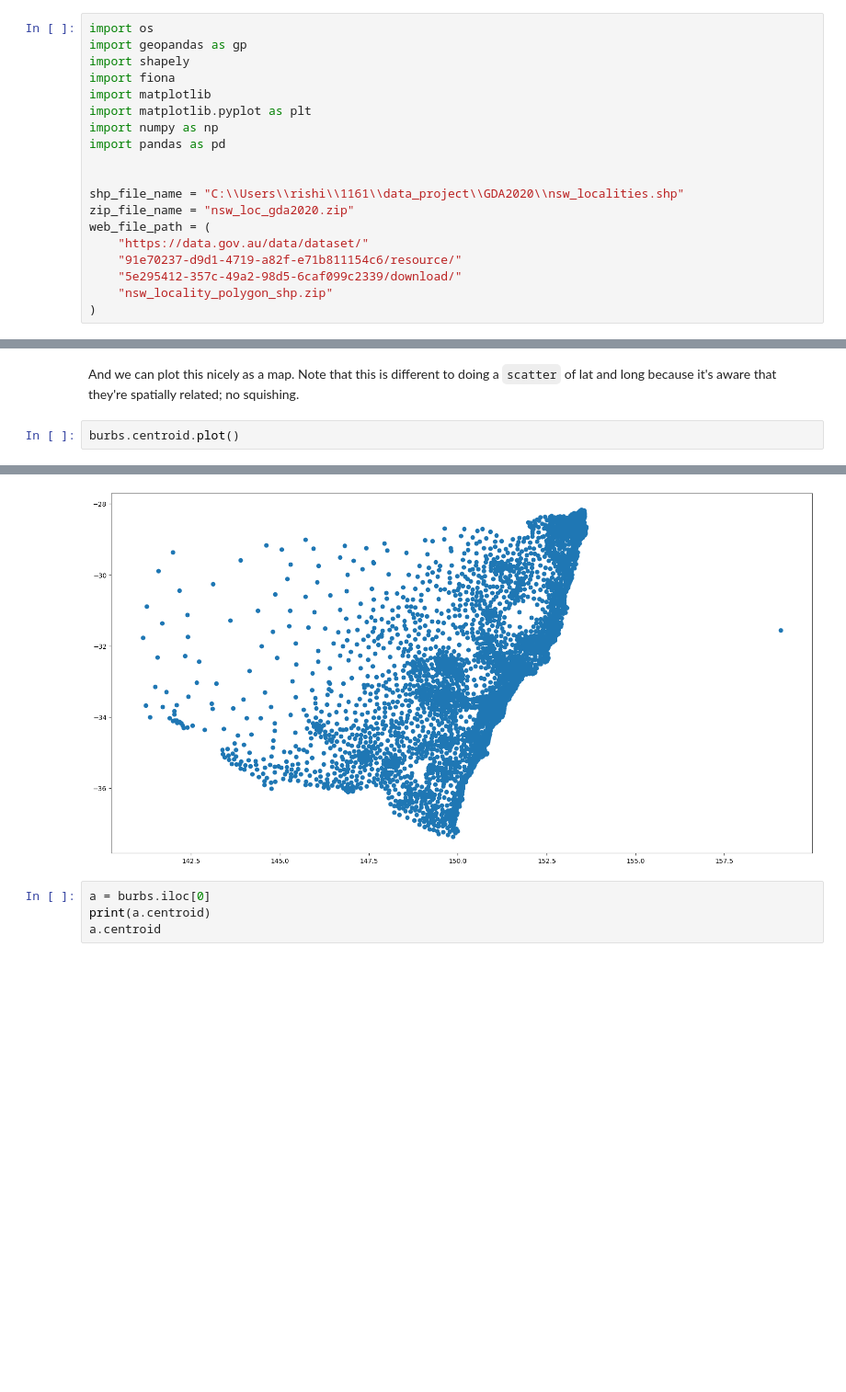
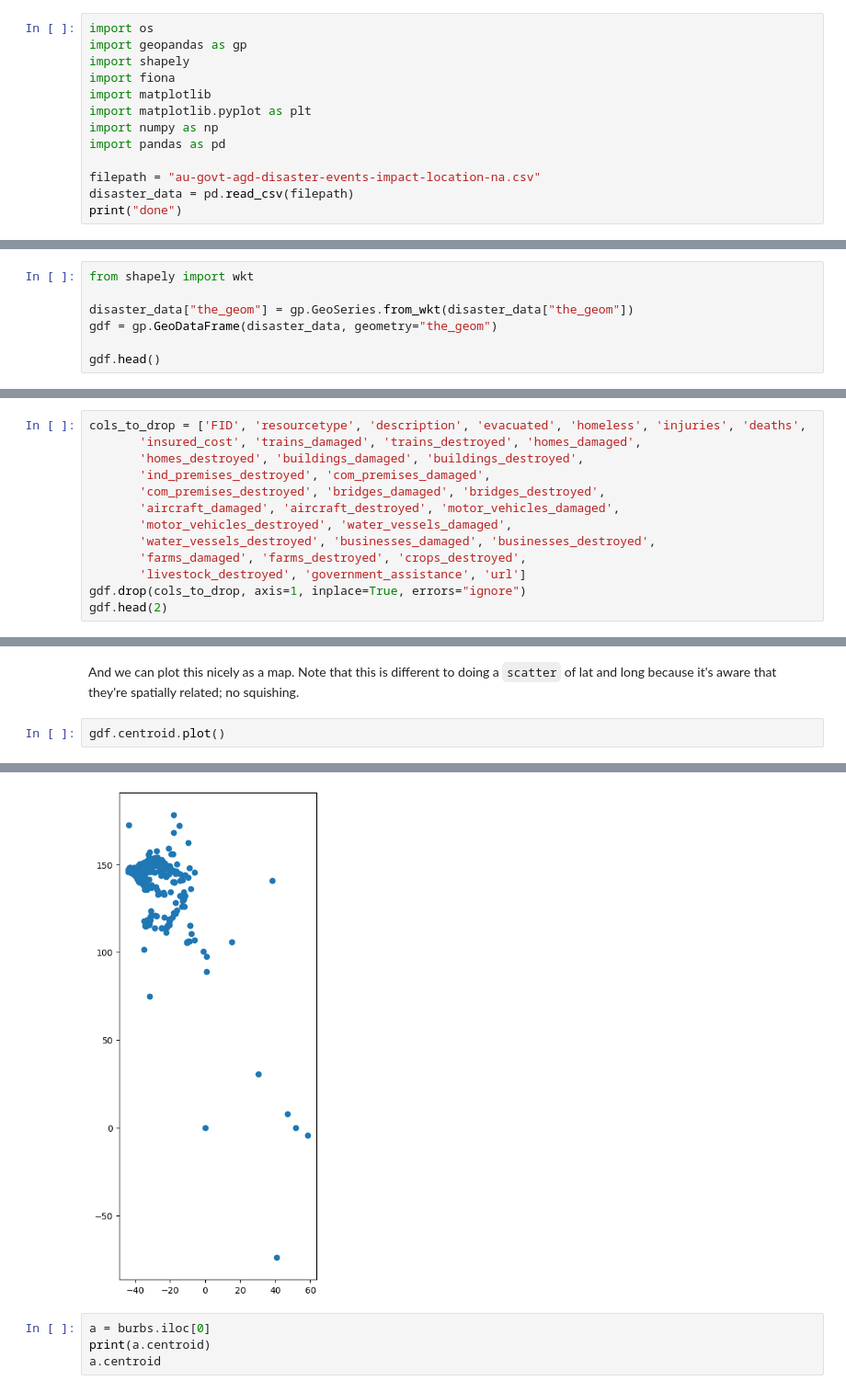
Before and after one commit to Rishika279/data_project, a Jupyter notebook: my_map_data.ipynb, the cells around one changed output, grey strips where cells are left out. Shown: that part at 92% size. Saved outputs shown, nothing was run; the diff lists cells and outputs as text; blank space fills up the shorter version.

```diff
--- a/my_map_data.ipynb
+++ b/my_map_data.ipynb
@@ -52,12 +52,6 @@ import matplotlib.pyplot as plt
 import numpy as np
 import pandas as pd
 
-
-shp_file_name = "C:\\Users\\rishi\\1161\\data_project\\GDA2020\\nsw_localities.shp"
-zip_file_name = "nsw_loc_gda2020.zip"
-web_file_path = (
-    "https://data.gov.au/data/dataset/"
-    "91e70237-d9d1-4719-a82f-e71b811154c6/resource/"
-    "5e295412-357c-49a2-98d5-6caf099c2339/download/"
-    "nsw_locality_polygon_shp.zip"
-)
+filepath = "au-govt-agd-disaster-events-impact-location-na.csv"
+disaster_data = pd.read_csv(filepath)
+print("done")
@@ -113,0 +73,7 @@ burbs.sample(2)
+# %%
+from shapely import wkt
+
+disaster_data["the_geom"] = gp.GeoSeries.from_wkt(disaster_data["the_geom"])
+gdf = gp.GeoDataFrame(disaster_data, geometry="the_geom")
+
+gdf.head()
@@ -123,0 +90,13 @@ burbs.head(2)
+# %%
+cols_to_drop = ['FID', 'resourcetype', 'description', 'evacuated', 'homeless', 'injuries', 'deaths',
+       'insured_cost', 'trains_damaged', 'trains_destroyed', 'homes_damaged',
+       'homes_destroyed', 'buildings_damaged', 'buildings_destroyed',
+       'ind_premises_destroyed', 'com_premises_damaged',
+       'com_premises_destroyed', 'bridges_damaged', 'bridges_destroyed',
+       'aircraft_damaged', 'aircraft_destroyed', 'motor_vehicles_damaged',
+       'motor_vehicles_destroyed', 'water_vessels_damaged',
+       'water_vessels_destroyed', 'businesses_damaged', 'businesses_destroyed',
+       'farms_damaged', 'farms_destroyed', 'crops_destroyed',
+       'livestock_destroyed', 'government_assistance', 'url']
+gdf.drop(cols_to_drop, axis=1, inplace=True, errors="ignore")
+gdf.head(2)
@@ -167,10 +156,10 @@ burbs.sample(2)
 # %% [markdown]
 And we can plot this nicely as a map. Note that this is different to doing a `scatter` of lat and long because it's aware that they're spatially related; no squishing.
 # %%
-burbs.centroid.plot()
+gdf.centroid.plot()
 # %% [output]
 <Axes: >
-[figure, old version]
+[figure, new version]
 # %%
 a = burbs.iloc[0]
 print(a.centroid)
```
Also changed, not shown: parts of 17 cells of this notebook.
